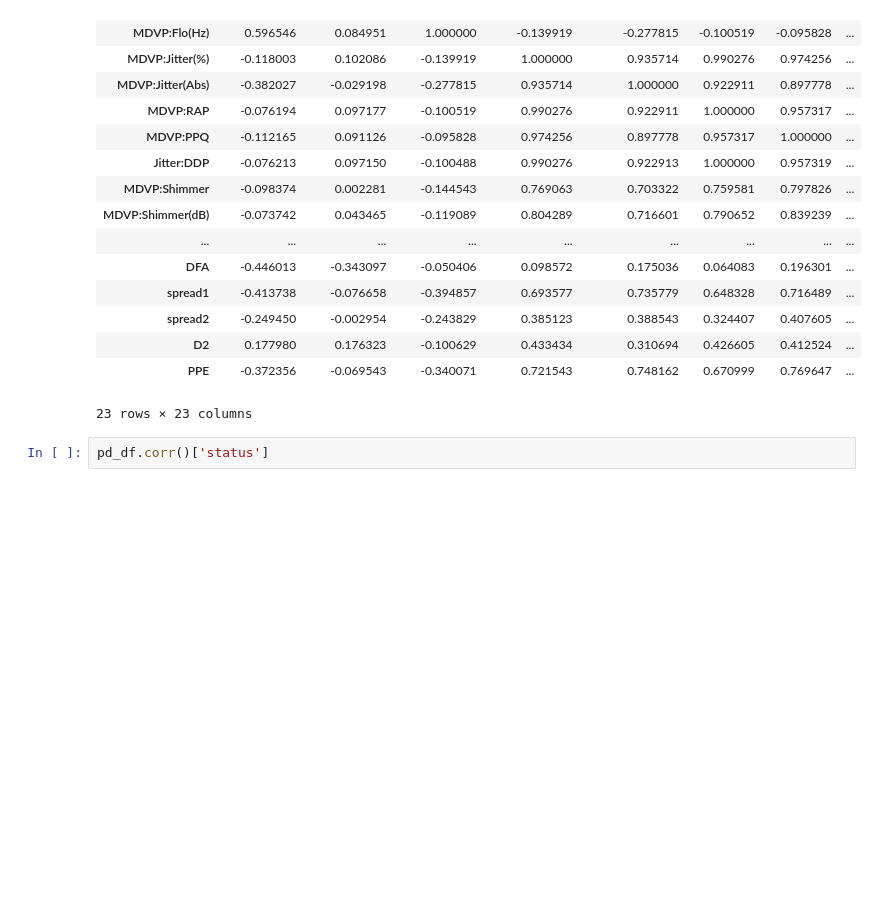
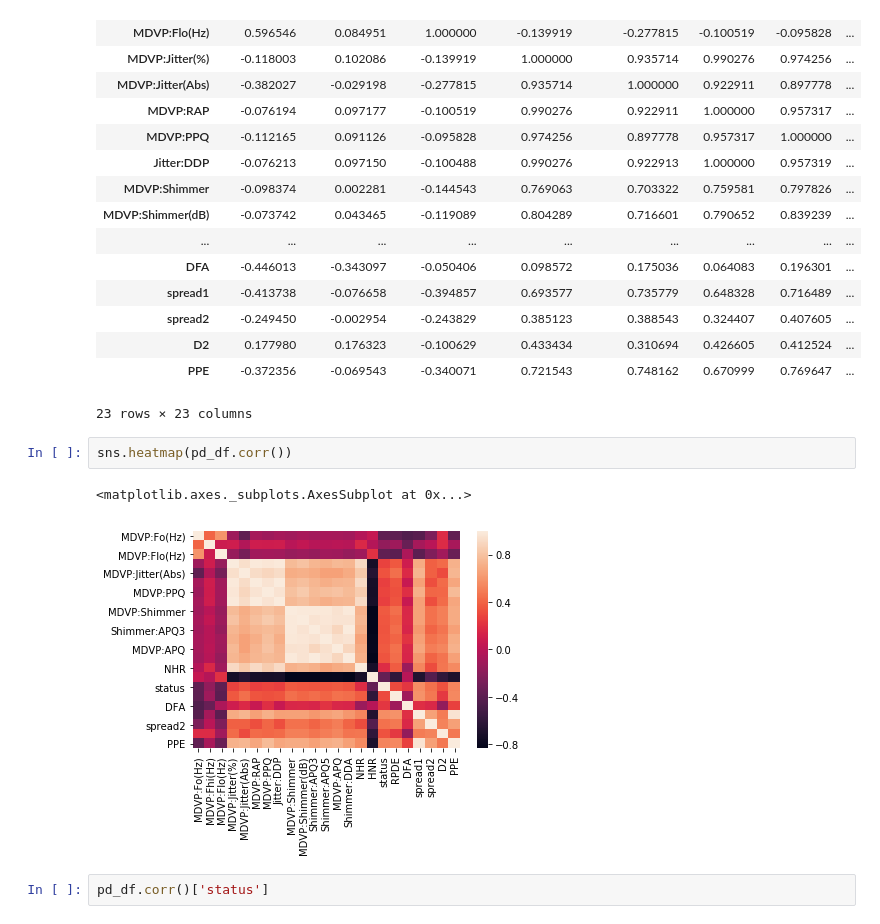
Before and after one commit to GreatLearningAIML1/chennai-aug-batch-senthilvelavan, a Jupyter notebook: EnsembleTechniques-R3-Project1/EnsembleTechniques_R3_Project1_Parkinson’s Disease.ipynb, the cells around one changed output. Saved outputs shown, nothing was run; the diff lists cells and outputs as text; blank space fills up the shorter version.

```diff
--- a/EnsembleTechniques-R3-Project1/EnsembleTechniques_R3_Project1_Parkinson’s Disease.ipynb
+++ b/EnsembleTechniques-R3-Project1/EnsembleTechniques_R3_Project1_Parkinson’s Disease.ipynb
@@ -374,6 +360,11 @@ pd_df.corr()
 | D2 | 0.177980 | 0.176323 | -0.100629 | 0.433434 | 0.310694 | 0.426605 | 0.412524 | ... |
 | PPE | -0.372356 | -0.069543 | -0.340071 | 0.721543 | 0.748162 | 0.670999 | 0.769647 | ... |
 23 rows × 23 columns
+# %%
+sns.heatmap(pd_df.corr())
+# %% [output]
+<matplotlib.axes._subplots.AxesSubplot at 0x...>
+[figure, added]
 # %%
 pd_df.corr()['status']
 # %% [output]
```
Also changed, not shown: parts of 27 cells of this notebook, 7 other files.
